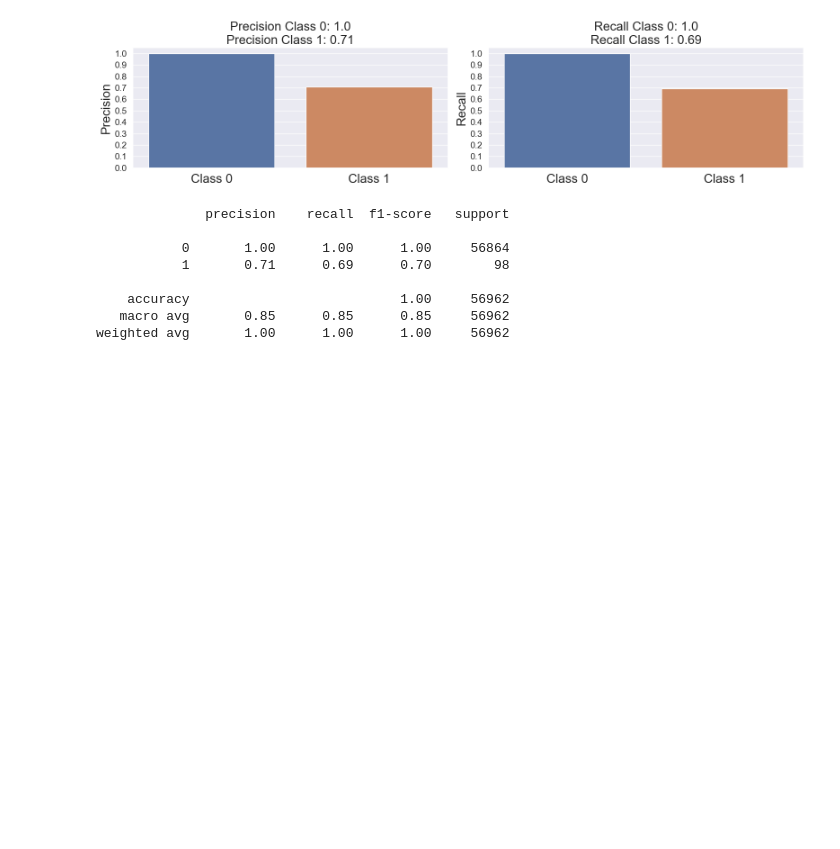
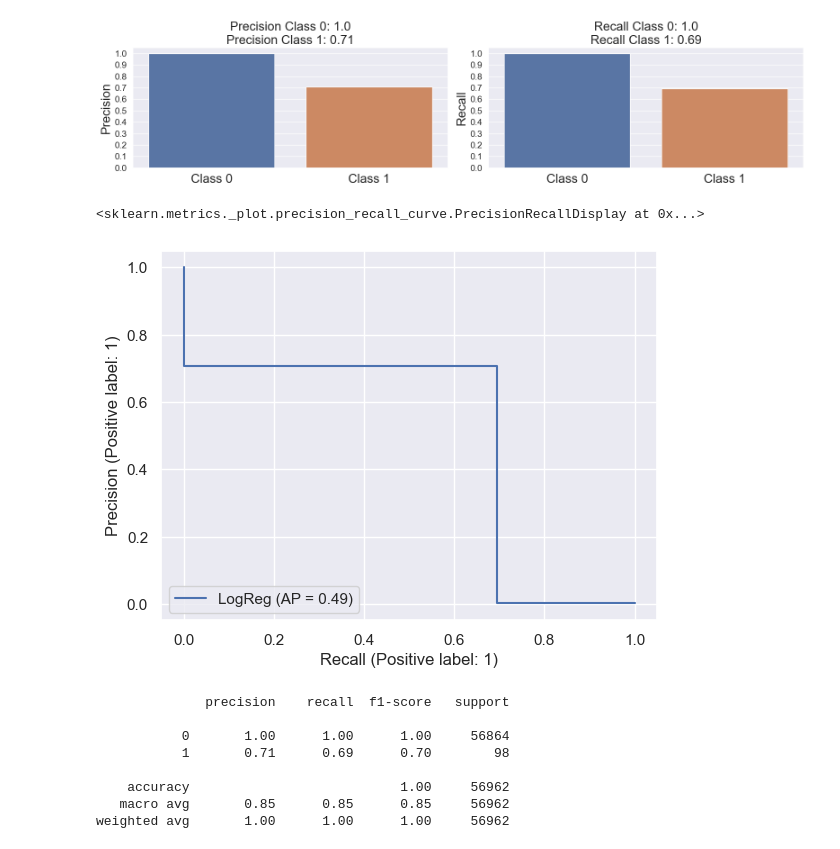
Before and after one commit to rpacco/fraud_detection, a Jupyter notebook: notebook.ipynb, the cells around one changed output. Cells and saved outputs as stored; diff of their text form; code cells hidden in the pictures; blank space fills up the shorter version.

```diff
--- a/notebook.ipynb
+++ b/notebook.ipynb
@@ -159,6 +159,11 @@ y_pred_logreg = logreg.predict(X_test)
 fnc.plot_precision_recall(y_test, y_pred_logreg)
 # %% [output]
 [figure]
+# %%
+PrecisionRecallDisplay.from_predictions(y_test, y_pred_logreg, name="LogReg")
+# %% [output]
+<sklearn.metrics._plot.precision_recall_curve.PrecisionRecallDisplay at 0x...>
+[figure, added]
 # %%
 # complete model metrics
 print(classification_report(y_test, y_pred_logreg))
```
Also changed, not shown: parts of 8 cells of this notebook, 1 other file.
